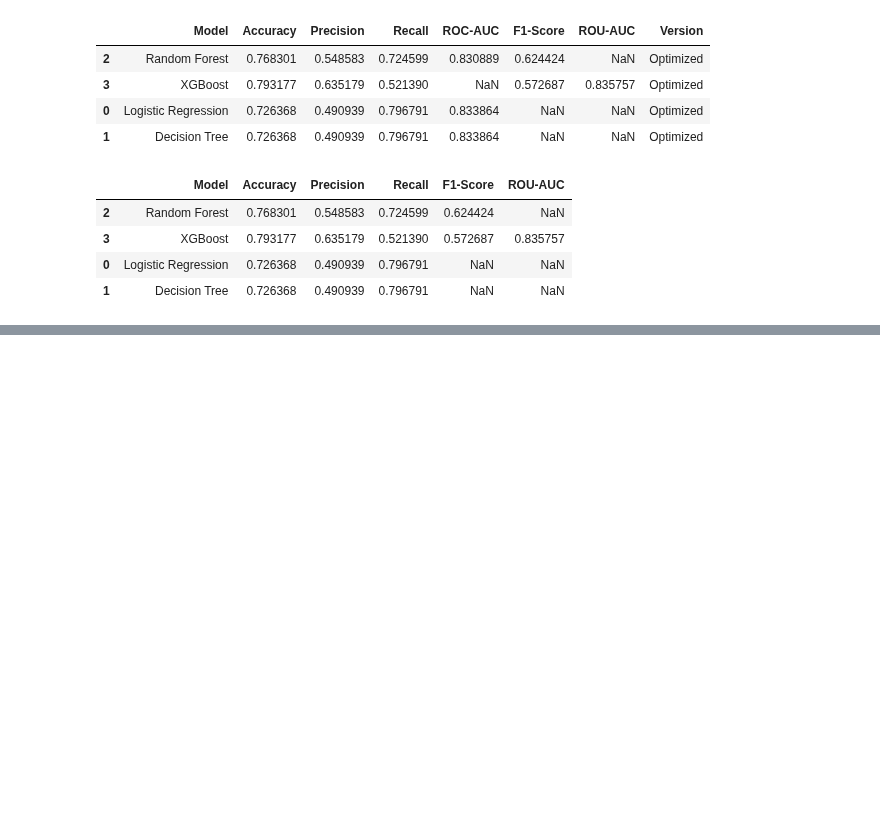
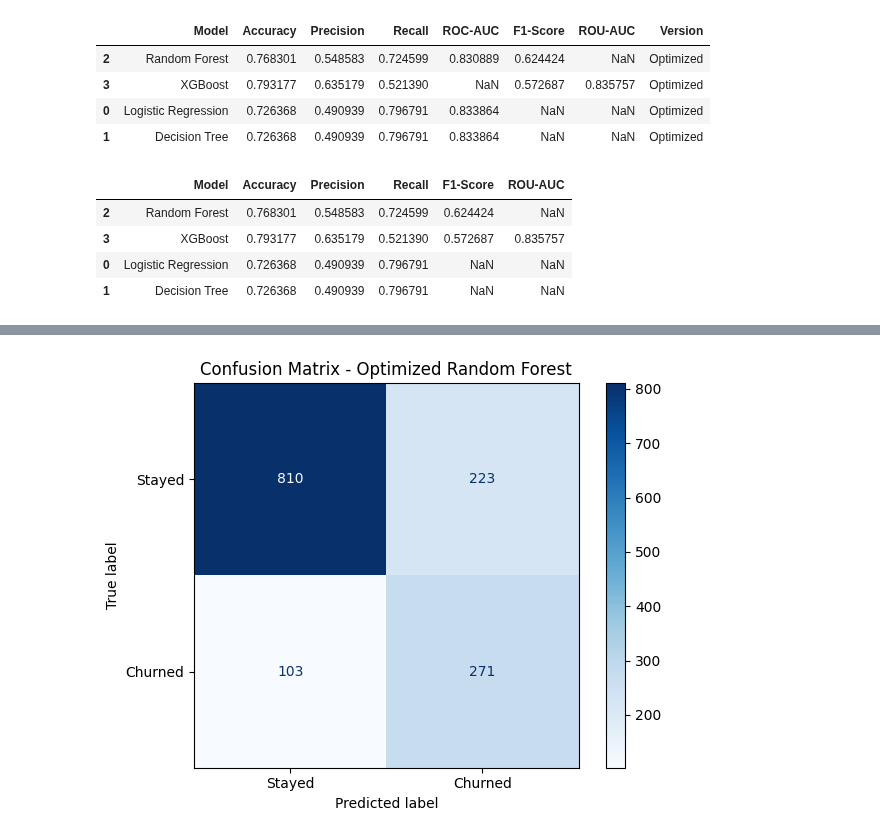
Before and after one commit to Domiclement/NEXAFRICA-CUSTOMER_CHURN_ANALYSIS, a Jupyter notebook: Customer_Churn_Analysis.ipynb, the cells around one changed output, grey strips where cells are left out. Cells and saved outputs as stored; diff of their text form; code cells hidden in the pictures; blank space fills up the shorter version.

```diff
--- a/Customer_Churn_Analysis.ipynb
+++ b/Customer_Churn_Analysis.ipynb
@@ -2069,0 +2246,84 @@ final_model_comparison[
+# %%
+
+from sklearn.metrics import (
+    accuracy_score,
+    precision_score,
+    recall_score,
+    f1_score,
+    roc_auc_score,
+    confusion_matrix,
+    classification_report,
+    ConfusionMatrixDisplay,
+    RocCurveDisplay
+)
+import matplotlib.pyplot as plt
+import pandas as pd
+
+# 1. Select the optimized Random Forest pipeline
+final_model = optimized_rf
+
+# 2. Generate predictions and churn probabilities
+y_pred_final = final_model.predict(X_test)
+y_prob_final = final_model.predict_proba(X_test)[:, 1]
+
+# 3. Calculate final evaluation metrics
+final_metrics = {
+    "Accuracy": accuracy_score(y_test, y_pred_final),
+    "Precision": precision_score(
+        y_test, y_pred_final, zero_division=0
+    ),
+    "Recall": recall_score(
+        y_test, y_pred_final, zero_division=0
+    ),
+    "F1-Score": f1_score(
+        y_test, y_pred_final, zero_division=0
+    ),
+    "ROC-AUC": roc_auc_score(y_test, y_prob_final)
+}
+
+print("FINAL RANDOM FOREST EVALUATION")
+print("-" * 40)
+
+for metric, value in final_metrics.items():
+    print(f"{metric}: {value:.4f}")
+
+# 4. Display the confusion matrix
+ConfusionMatrixDisplay.from_predictions(
+    y_test,
+    y_pred_final,
+    labels=[0, 1],
+    display_labels=["Stayed", "Churned"],
+    cmap="Blues",
+    values_format="d"
+)
+
+plt.title("Confusion Matrix - Optimized Random Forest")
+plt.tight_layout()
+plt.show()
+
+# 5. Display the classification report
+print("\nCLASSIFICATION REPORT")
+print(
+    classification_report(
+        y_test,
+        y_pred_final,
+        labels=[0, 1],
+        target_names=["Stayed", "Churned"],
+        digits=4,
+        zero_division=0
+    )
+)
+
+# 6. Plot ROC curve using predicted probabilities
+RocCurveDisplay.from_predictions(
+    y_test,
+    y_prob_final,
+    name="Optimized Random Forest"
+)
+
+plt.plot([0, 1], [0, 1], "k--", label="Random Classifier")
+plt.title("ROC Curve - Optimized Random Forest")
+plt.legend()
+plt.tight_layout()
+plt.show()
+# %% [output]
@@ -2069,0 +2337 @@ final_model_comparison[
+[figure, added]
```
Also changed, not shown: parts of 30 cells of this notebook.
